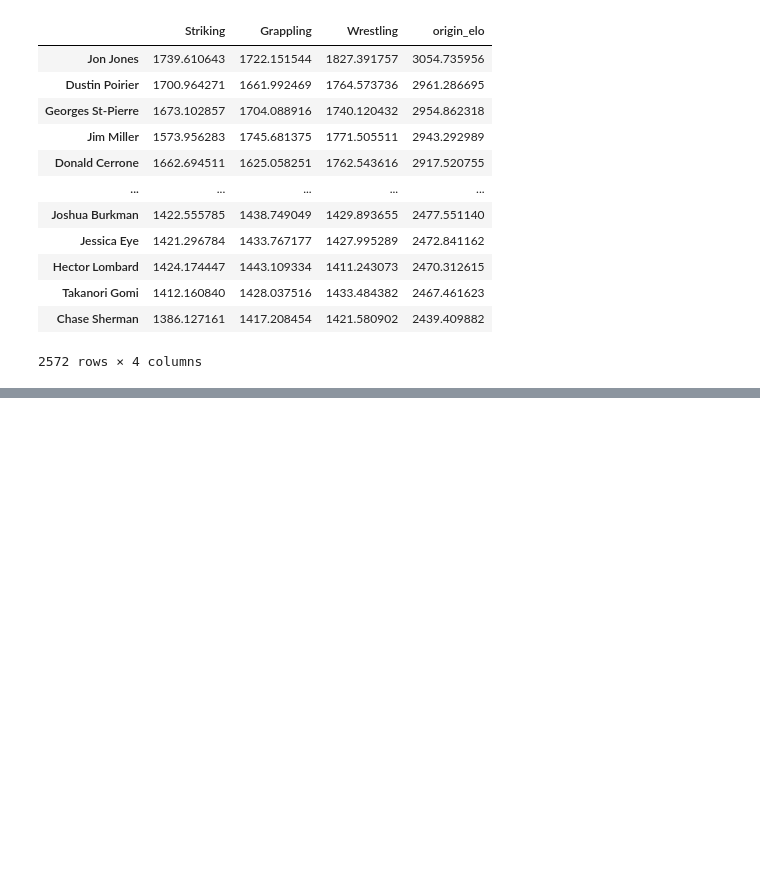
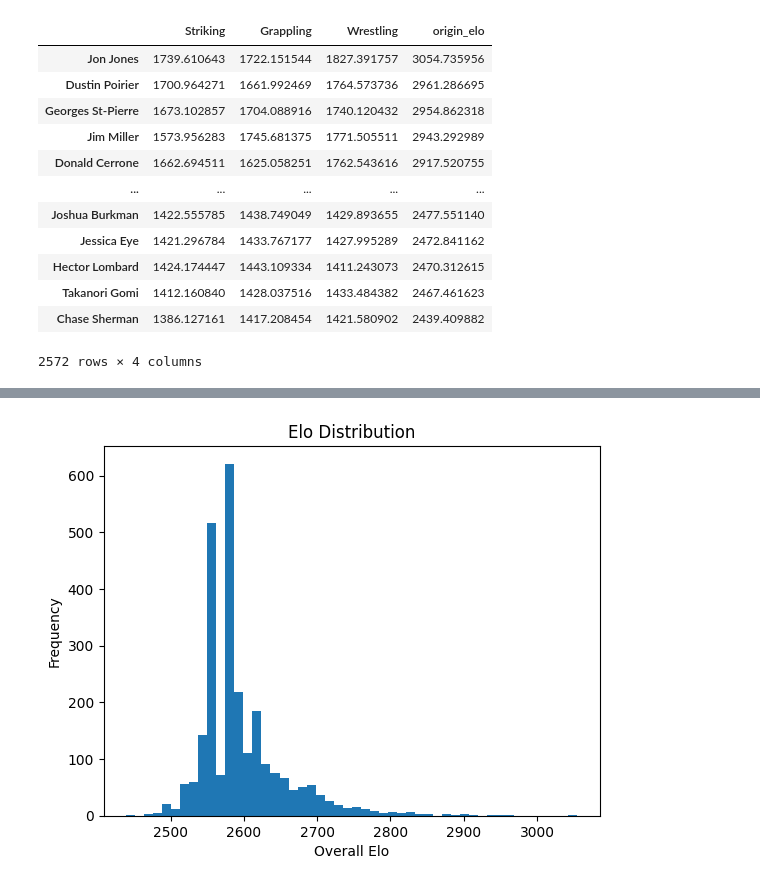
Before and after one commit to DimitrisPantzopoulos/AAHL-Math-IA, a Jupyter notebook: Plots.ipynb, the cells around one changed output, grey strips where cells are left out. Cells and saved outputs as stored; diff of their text form; code cells hidden in the pictures; blank space fills up the shorter version.

```diff
--- a/Plots.ipynb
+++ b/Plots.ipynb
@@ -36,0 +37,9 @@ plt.show()
+# %%
+plt.hist(df['origin_elo'].values, bins=50)
+
+plt.title("Elo Distribution")
+plt.xlabel("Overall Elo")
+plt.ylabel("Frequency")
+plt.show()
+# %% [output]
+[figure, added]
```
Also changed, not shown: parts of 1 cell of this notebook.
